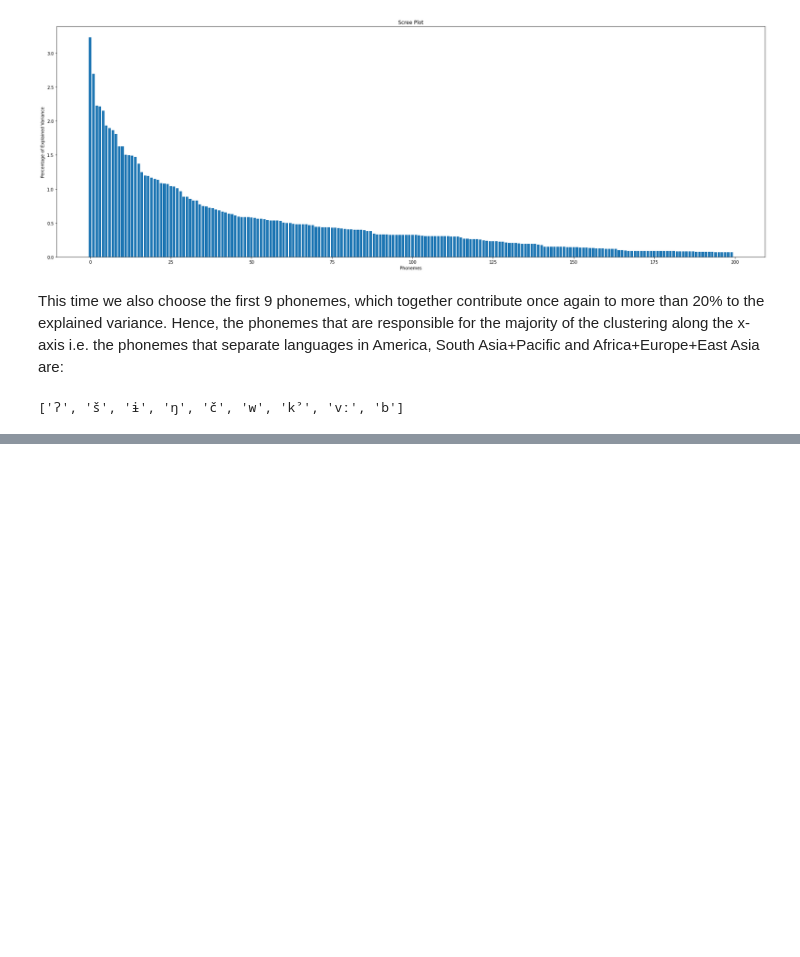
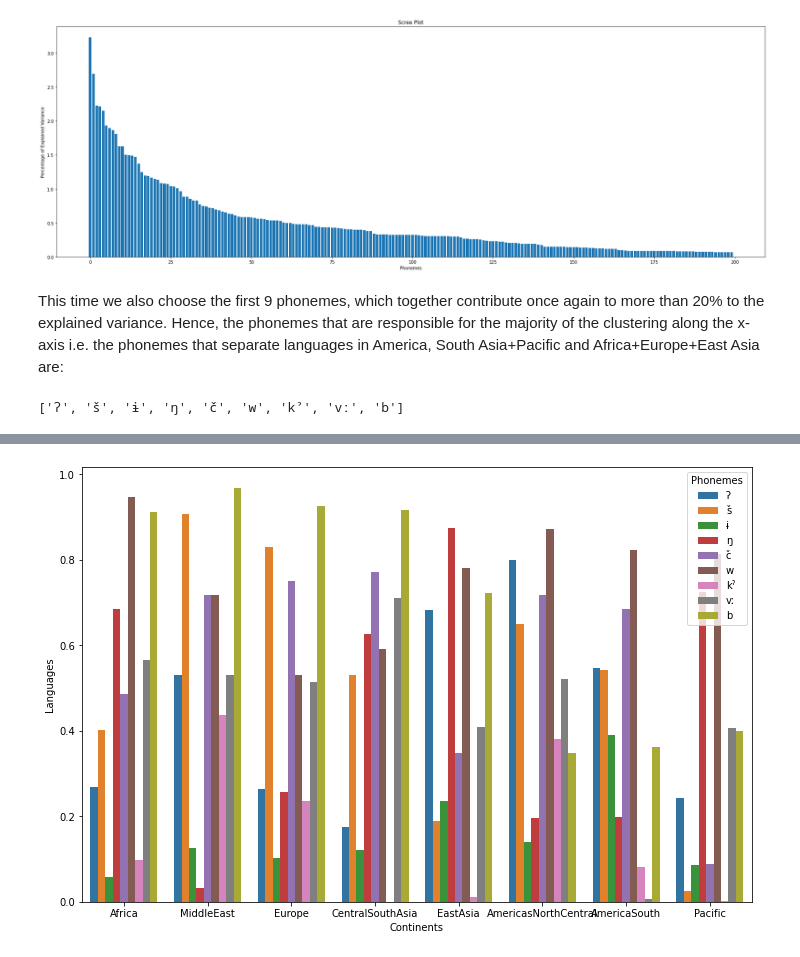
Before and after one commit to camoalon/language_genes, a Jupyter notebook: PCA.ipynb, the cells around one changed output, grey strips where cells are left out. Drawn from its saved outputs; the diff is of its cells as text; code cells hidden in the pictures; blank space fills up the shorter version.

```diff
--- a/PCA.ipynb
+++ b/PCA.ipynb
@@ -637,0 +683,6 @@ list(phonemes_loadings_sorted_yaxis[0:9].index)
+# %%
+fig,ax = plt.subplots(nrows=1,ncols=1,figsize=(12,8))
+sns.barplot(data = languages_y,x ='Continents', y ='Languages', hue = 'Phonemes')
+plt.savefig('sanity_check_y.pdf')
+# %% [output]
+[figure, added]
```
Also changed, not shown: parts of 10 cells of this notebook.
